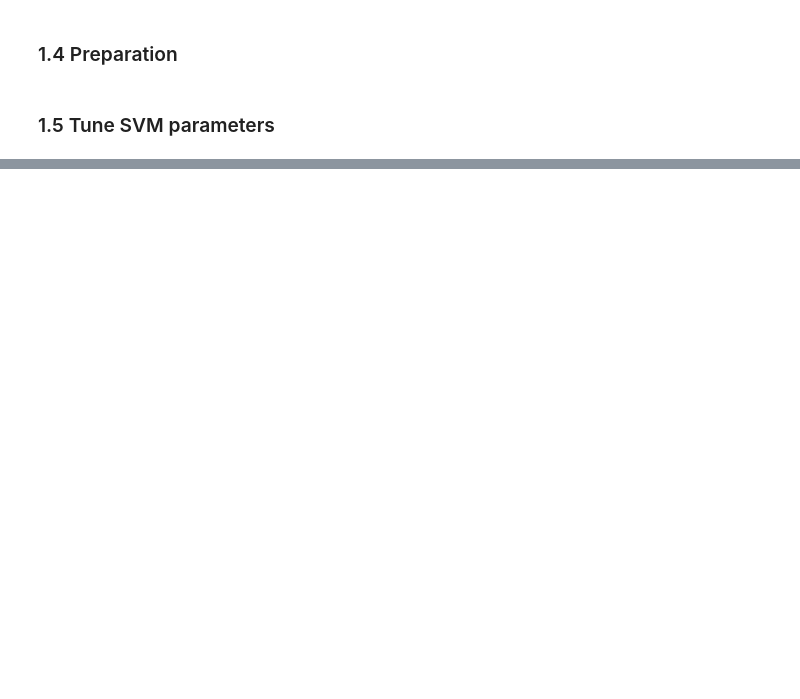
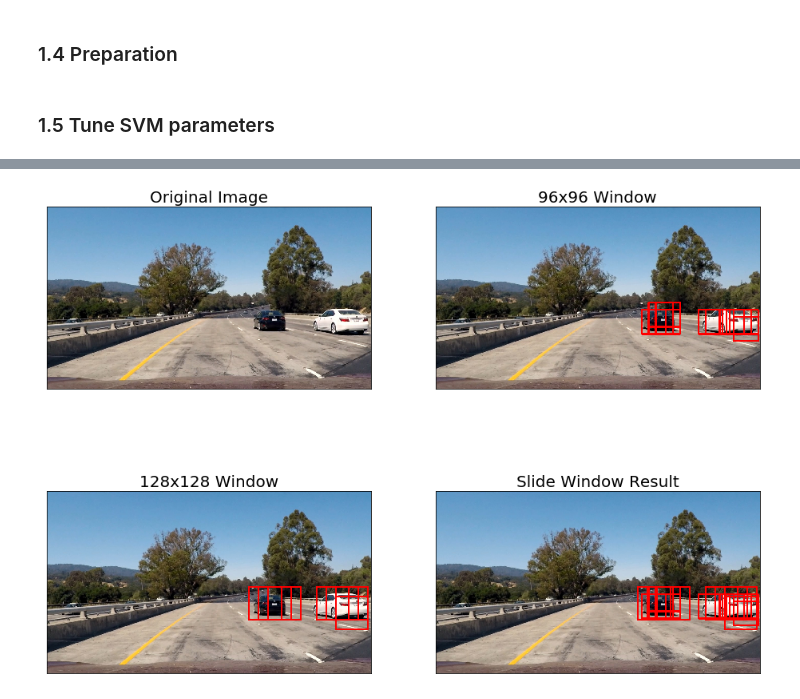
Before and after one commit to xingliuUT/CarND-Vehicle-Detection, a Jupyter notebook: vehicle_detection.ipynb, the cells around one changed output, grey strips where cells are left out. Cells and saved outputs as stored; diff of their text form; code cells hidden in the pictures; blank space fills up the shorter version.

Commit message:
feat: sliding window search with two window sizes

```diff
--- a/vehicle_detection.ipynb
+++ b/vehicle_detection.ipynb
@@ -116,8 +122,13 @@ hist_bins = 32
 # %%
+%%time
 vehicles_feat = extract_features(vehicles, color_space='YCrCb', spatial_size=(32, 32),
                         hist_bins=hist_bins, orient=orient,
                         pix_per_cell=pix_per_cell, cell_per_block=cell_per_block, hog_channel='ALL',
-                        spatial_feat=False, hist_feat=True, hog_feat=True)
+                        spatial_feat=True, hist_feat=True, hog_feat=True)
+nonvehicles_feat = extract_features(nonvehicles, color_space='YCrCb', spatial_size=(32, 32),
+                        hist_bins=hist_bins, orient=orient,
+                        pix_per_cell=pix_per_cell, cell_per_block=cell_per_block, hog_channel='ALL',
+                        spatial_feat=True, hist_feat=True, hog_feat=True)
 # %% [output]
 /anaconda/envs/carnd-term1/lib/python3.5/site-packages/skimage/feature/_hog.py:119: skimage_deprecation: Default value of `block_norm`==`L1` is deprecated and will be changed to `L2-Hys` in v0.15
   'be changed to `L2-Hys` in v0.15', skimage_deprecation)
@@ -124,5 +136,0 @@ vehicles_feat = extract_features(vehicles, color_space='YCrCb', spatial_size=(32
-# %%
-nonvehicles_feat = extract_features(nonvehicles, color_space='YCrCb', spatial_size=(32, 32),
-                        hist_bins=hist_bins, orient=orient,
-                        pix_per_cell=pix_per_cell, cell_per_block=cell_per_block, hog_channel='ALL',
-                        spatial_feat=False, hist_feat=True, hog_feat=True)
@@ -175,8 +180,9 @@ X_train, X_test, y_train, y_test = train_test_split(
 ### 1.5 Tune SVM parameters
 # %%
 %%time
-parameters = {'C':[1e-4, 3e-4, 1e-3, 3e-3, 1e-2],
-             'loss': ['hinge','squared_hinge']} #'penalty':['l1','l2'],
+parameters = {'C':[1e-4, 3e-4, 1e-3, 3e-3, 1e-2]}
+             #', loss': ['hinge','squared_hinge']}
+             #', penalty':['l1','l2'],
 svc = LinearSVC()
 models = GridSearchCV(estimator = svc,
                       param_grid = parameters,
@@ -204,5 +209,5 @@ Best parameters: {'loss': 'squared_hinge', 'C': 0.003}
 # %%
-svc_final = LinearSVC(C = models.best_params_['C'], loss = models.best_params_['loss'])
+svc_final = LinearSVC(C = models.best_params_['C'])
 svc_final.fit(X_train, y_train)
 y_pred = svc_final.predict(X_test)
 # %%
@@ -213,0 +252,22 @@ Test set F1 score = 0.9959
+# %%
+fig, ax = plt.subplots(2, 2, figsize = (16, 12))
+ax[0][0].imshow(cv2.cvtColor(img, cv2.COLOR_RGB2BGR))
+ax[0][0].set_title('Original Image', fontsize=20);
+ax[0][0].set_xticks(())
+ax[0][0].set_yticks(())
+ax[1][0].imshow(cv2.cvtColor(window_img, cv2.COLOR_RGB2BGR))
+ax[1][0].set_title('128x128 Window', fontsize=20);
+ax[1][0].set_xticks(())
+ax[1][0].set_yticks(())
+ax[0][1].imshow(cv2.cvtColor(window_img_2, cv2.COLOR_RGB2BGR))
+ax[0][1].set_title('96x96 Window', fontsize=20);
+ax[0][1].set_xticks(())
+ax[0][1].set_yticks(())
+ax[1][1].imshow(cv2.cvtColor(out_img, cv2.COLOR_RGB2BGR))
+ax[1][1].set_title('Slide Window Result', fontsize=20);
+ax[1][1].set_xticks(())
+ax[1][1].set_yticks(())
+image_path = './output_images/slide_window_test1.jpg'
+#plt.savefig(image_path)
+# %% [output]
+[figure, added]
```
Also changed, not shown: parts of 14 cells of this notebook, 2 other files.
